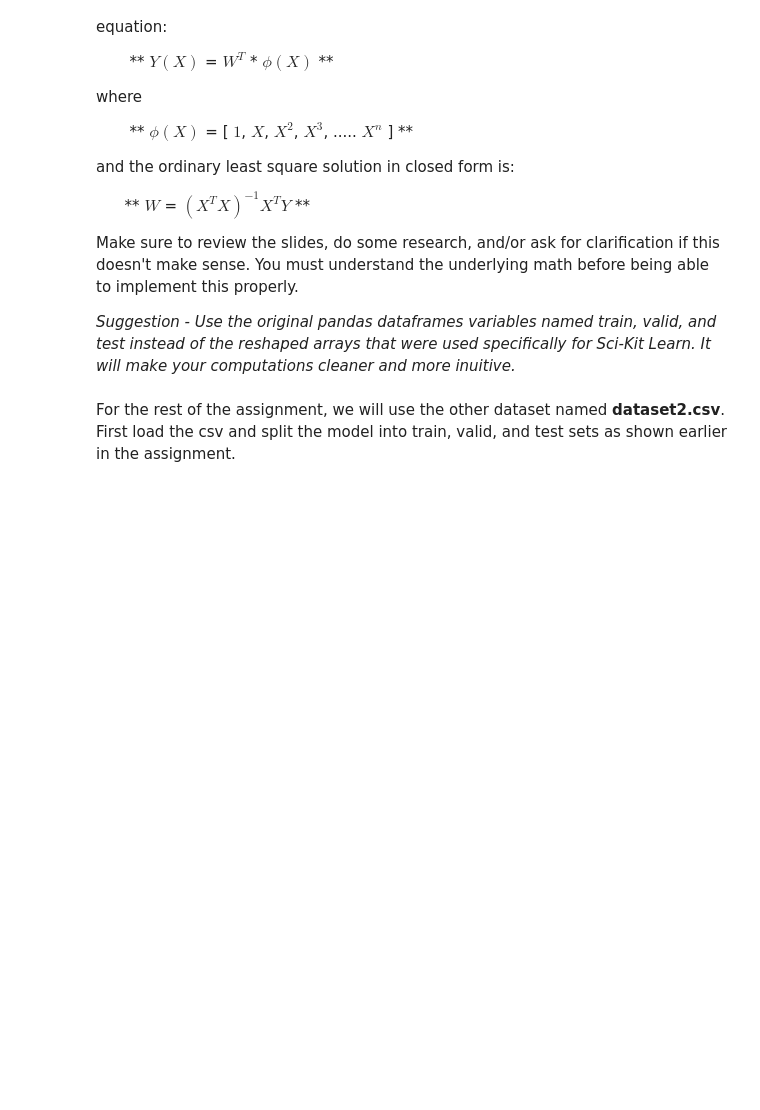
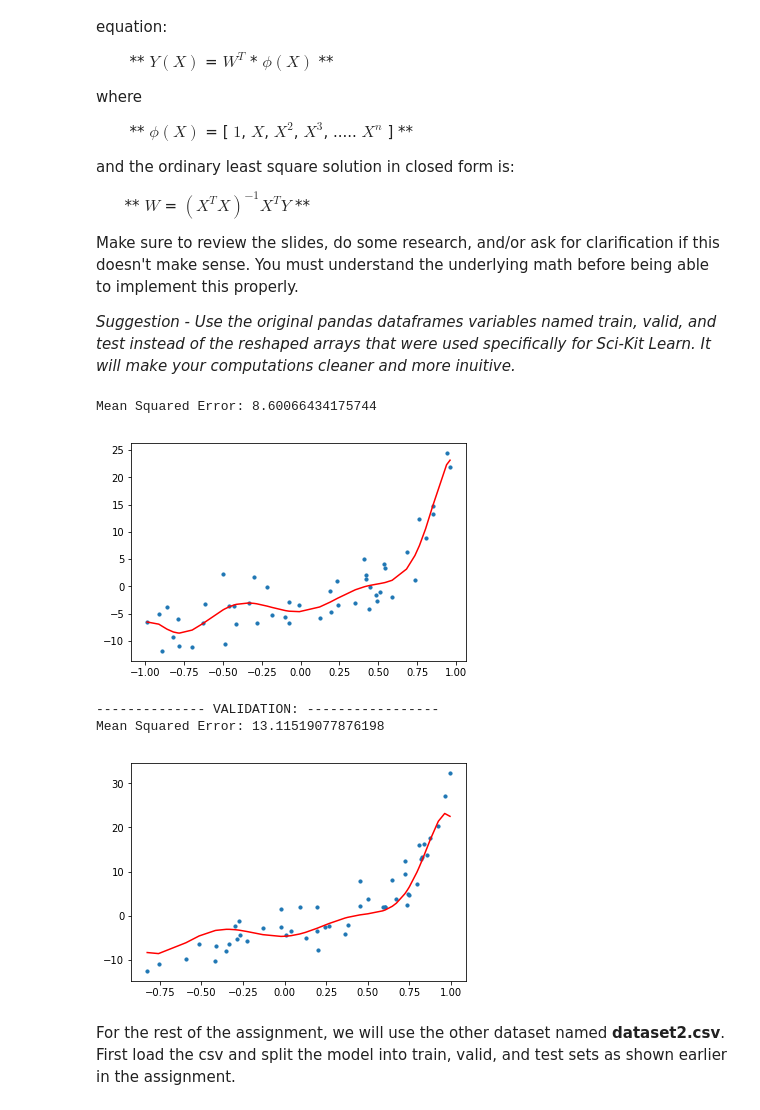
Before and after one commit to McGillAISociety/mais-bootcamp-w2019, a Jupyter notebook: Assignment2/Assignment 2.ipynb, the cells around one changed output. Saved outputs shown, nothing was run; the diff lists cells and outputs as text; code cells hidden in the pictures; blank space fills up the shorter version.

```diff
--- a/Assignment2/Assignment 2.ipynb
+++ b/Assignment2/Assignment 2.ipynb
@@ -179,2 +243,63 @@ Make sure to review the slides, do some research, and/or ask for clarification i
+# %%
+nDegree = 10 # The degree of the polynomial to fit
+
+### YOUR CODE HERE - Create the polynomial matrix ϕ(X)
+
+# Create ϕ(X) - a matrix with the same number of rows as the training dataset and degree + 1 columns (one column for
+# each power of x plus one because of constants). Each cell will be field with the x^i where i is the column of the
+# cell and x value of the corresponding row in the training dataset
+phi = np.empty((train.shape[0], nDegree + 1))
+for row in range(train.shape[0]):
+    for degree in range(nDegree + 1):
+        xVal = train.iloc[row,0]
+        phi[row,degree] = xVal**degree
+
+### YOUR CODE HERE - Find the weighted matrix W
+
+# Find W via W = (X^T * X)^(-1) * X^T * Y
+W = np.matmul(np.matmul(np.linalg.inv(np.matmul(phi.T, phi)), phi.T), np.array(train[1]))
+
+### YOUR CODE HERE - Make predictions on the training set and calculate the root mean squared error. Plot the results.
+
+# Find the predicted y values for the training dataset
+train_y_poly_pred = np.matmul(W.T, phi.T)
+
+# Calculate root mean squared error
+mse = mean_squared_error(train_y, train_y_poly_pred)
+print("Mean Squared Error: {}".format(mse))
+
+# Plot the prediction results
+plt.scatter(train_x, train_y, s=10)
+plt.plot(train_x, train_y_poly_pred, color='r')
+plt.show()
+
+### YOUR CODE HERE - Make predictions on the validation set and calculate the mean squared error. Plot the results.#
+
+print("-------------- VALIDATION: -----------------")
+
+# Create ϕ(X) for the validation dataset
+phi_valid = np.empty((valid.shape[0], nDegree + 1))
+for row in range(valid.shape[0]):
+    for degree in range(nDegree + 1):
+        xVal = valid.iloc[row,0]
+        phi_valid[row,degree] = xVal**degree
+
+# Find the predicted y values for the validation dataset
+valid_y_poly_pred = np.matmul(W.T, phi_valid.T)
+
+# Calculate root mean squared error
+mse = mean_squared_error(valid_y, valid_y_poly_pred)
+print("Mean Squared Error: {}".format(mse))
+
+# Plot the prediction results
+plt.scatter(valid_x, valid_y, s=10)
+plt.plot(valid_x, valid_y_poly_pred, color='r')
+plt.show()
+# %% [output]
+Mean Squared Error: 8.60066434175744
+[figure, added]
+-------------- VALIDATION: -----------------
+Mean Squared Error: 13.11519077876198
+[figure, added]
 # %% [markdown]
 For the rest of the assignment, we will use the other dataset named **dataset2.csv**. First load the csv and split the model into train, valid, and test sets as shown earlier in the assignment.
```
Also changed, not shown: parts of 11 cells of this notebook, 1 other file.
